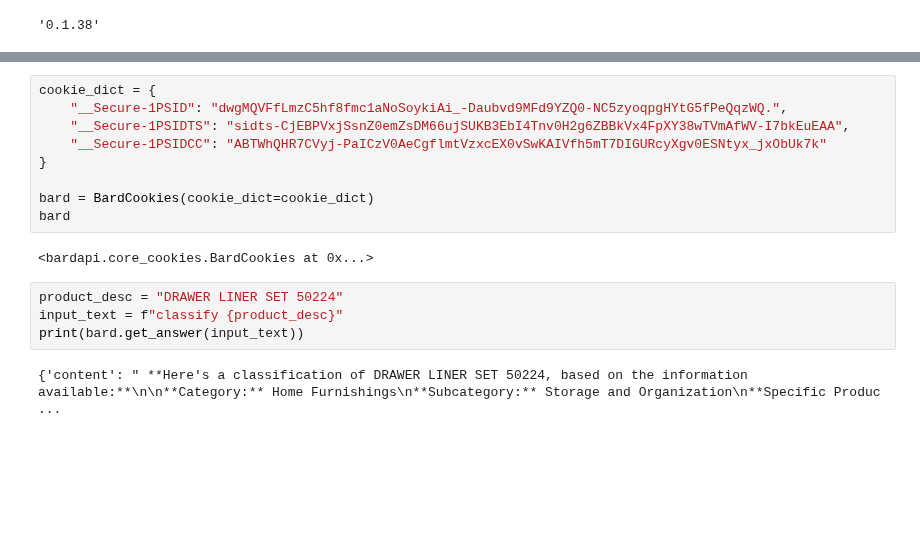
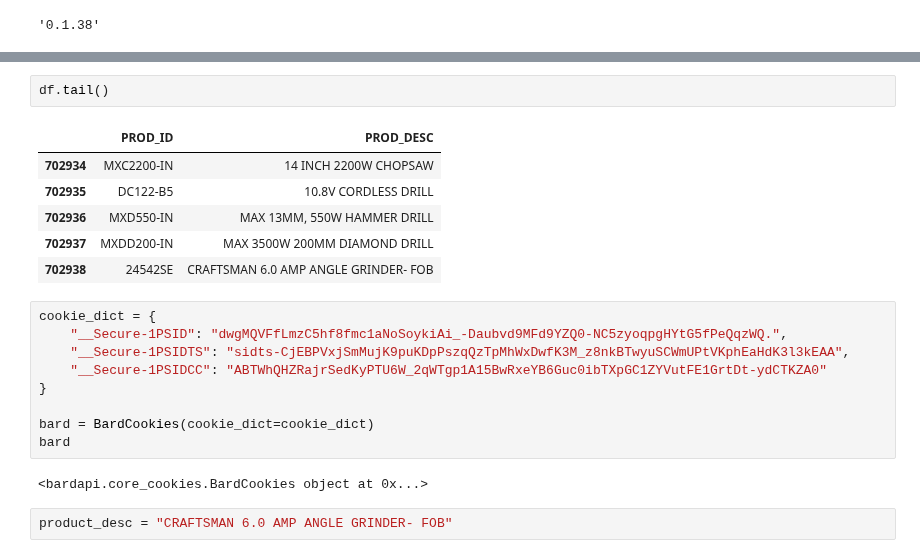
Before and after one commit to srilamaiti/ml_works, a Jupyter notebook: bardapi.ipynb, the cells around one changed output, grey strips where cells are left out. Cells and saved outputs as stored; diff of their text form; blank space fills up the shorter version.

```diff
--- a/bardapi.ipynb
+++ b/bardapi.ipynb
@@ -16,17 +61,22 @@ bardapi.__version__
+# %%
+df.tail()
+# %% [output]
+|  | PROD_ID | PROD_DESC |
+| 702934 | MXC2200-IN | 14 INCH 2200W CHOPSAW |
+| 702935 | DC122-B5 | 10.8V CORDLESS DRILL |
+| 702936 | MXD550-IN | MAX 13MM, 550W HAMMER DRILL |
+| 702937 | MXDD200-IN | MAX 3500W 200MM DIAMOND DRILL |
+| 702938 | 24542SE | CRAFTSMAN 6.0 AMP ANGLE GRINDER- FOB |
 # %%
 cookie_dict = {
     "__Secure-1PSID": "dwgMQVFfLmzC5hf8fmc1aNoSoykiAi_-Daubvd9MFd9YZQ0-NC5zyoqpgHYtG5fPeQqzWQ.",
-    "__Secure-1PSIDTS": "sidts-CjEBPVxjSsnZ0emZsDM66ujSUKB3EbI4Tnv0H2g6ZBBkVx4FpXY38wTVmAfWV-I7bkEuEAA",
-    "__Secure-1PSIDCC": "ABTWhQHR7CVyj-PaICzV0AeCgflmtVzxcEX0vSwKAIVfh5mT7DIGURcyXgv0ESNtyx_jxObUk7k"
+    "__Secure-1PSIDTS": "sidts-CjEBPVxjSmMujK9puKDpPszqQzTpMhWxDwfK3M_z8nkBTwyuSCWmUPtVKphEaHdK3l3kEAA",
+    "__Secure-1PSIDCC": "ABTWhQHZRajrSedKyPTU6W_2qWTgp1A15BwRxeYB6Guc0ibTXpGC1ZYVutFE1GrtDt-ydCTKZA0"
 }
 
 bard = BardCookies(cookie_dict=cookie_dict)
 bard
 # %% [output]
-<bardapi.core_cookies.BardCookies at 0x...>
+<bardapi.core_cookies.BardCookies object at 0x...>
-# %%
-product_desc = "DRAWER LINER SET 50224"
-input_text = f"classify {product_desc}"
-print(bard.get_answer(input_text))
-# %% [output]
-{'content': " **Here's a classification of DRAWER LINER SET 50224, based on the information available:**\n\n**Category:** Home Furnishings\n**Subcategory:** Storage and Organization\n**Specific Produc ...
+# %%
+product_desc = "CRAFTSMAN 6.0 AMP ANGLE GRINDER- FOB"
```
Also changed, not shown: parts of 16 cells of this notebook.
